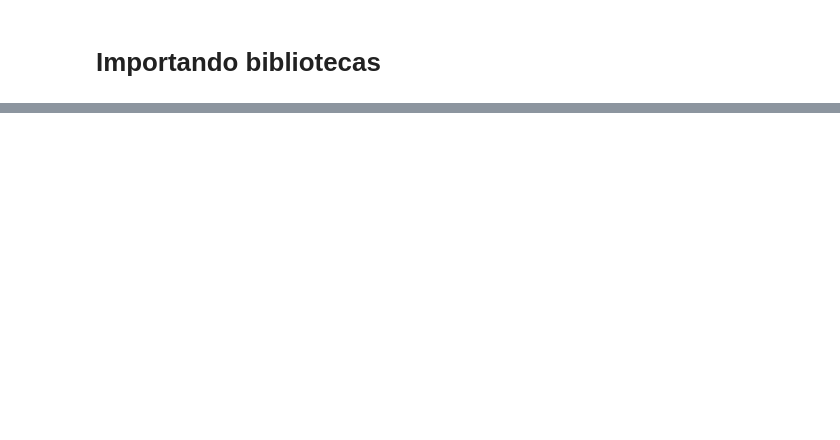
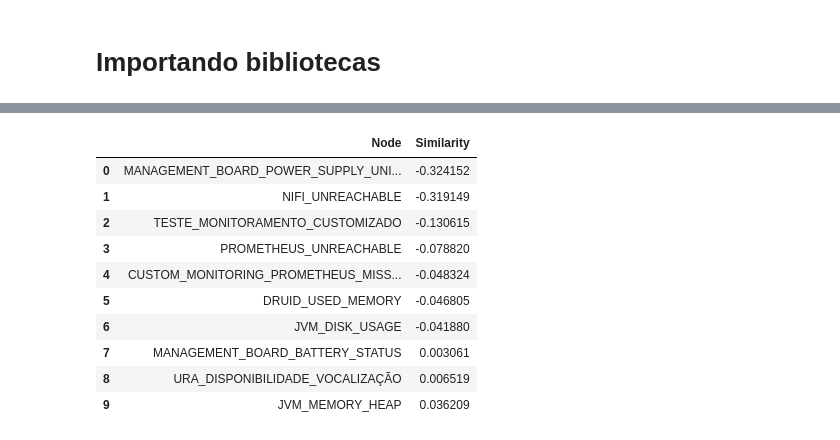
Before and after one commit to LuizF14/alarm_correlation, a Jupyter notebook: notebooks/embedding_01.ipynb, the cells around one changed output, grey strips where cells are left out. Saved outputs shown, nothing was run; the diff lists cells and outputs as text; code cells hidden in the pictures; blank space fills up the shorter version.

```diff
--- a/notebooks/embedding_01.ipynb
+++ b/notebooks/embedding_01.ipynb
@@ -36,0 +168,17 @@ NameError: name 'nx' is not defined
+# %%
+least_similar_nodes = get_least_similar(model.wv.index_to_key ,target_node, amount=10)
+
+least_similar_df = pd.DataFrame(least_similar_nodes, columns=['Node', 'Similarity'])
+least_similar_df
+# %% [output]
+|  | Node | Similarity |
+| 0 | MANAGEMENT_BOARD_POWER_SUPPLY_UNI... | -0.324152 |
+| 1 | NIFI_UNREACHABLE | -0.319149 |
+| 2 | TESTE_MONITORAMENTO_CUSTOMIZADO | -0.130615 |
+| 3 | PROMETHEUS_UNREACHABLE | -0.078820 |
+| 4 | CUSTOM_MONITORING_PROMETHEUS_MISS... | -0.048324 |
+| 5 | DRUID_USED_MEMORY | -0.046805 |
+| 6 | JVM_DISK_USAGE | -0.041880 |
+| 7 | MANAGEMENT_BOARD_BATTERY_STATUS | 0.003061 |
+| 8 | URA_DISPONIBILIDADE_VOCALIZAÇÃO | 0.006519 |
+| 9 | JVM_MEMORY_HEAP | 0.036209 |
```
Also changed, not shown: parts of 9 cells of this notebook, 3 other files.
